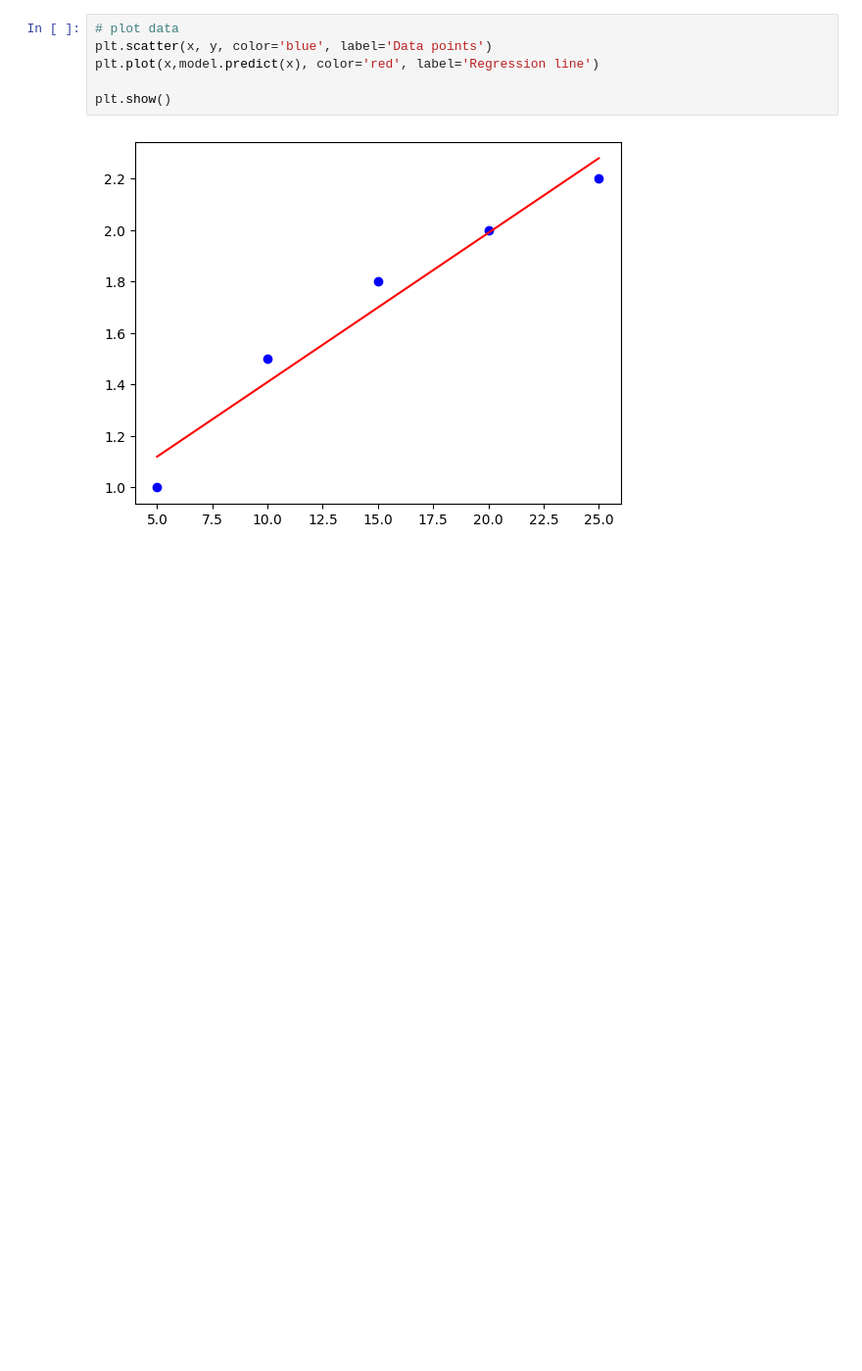
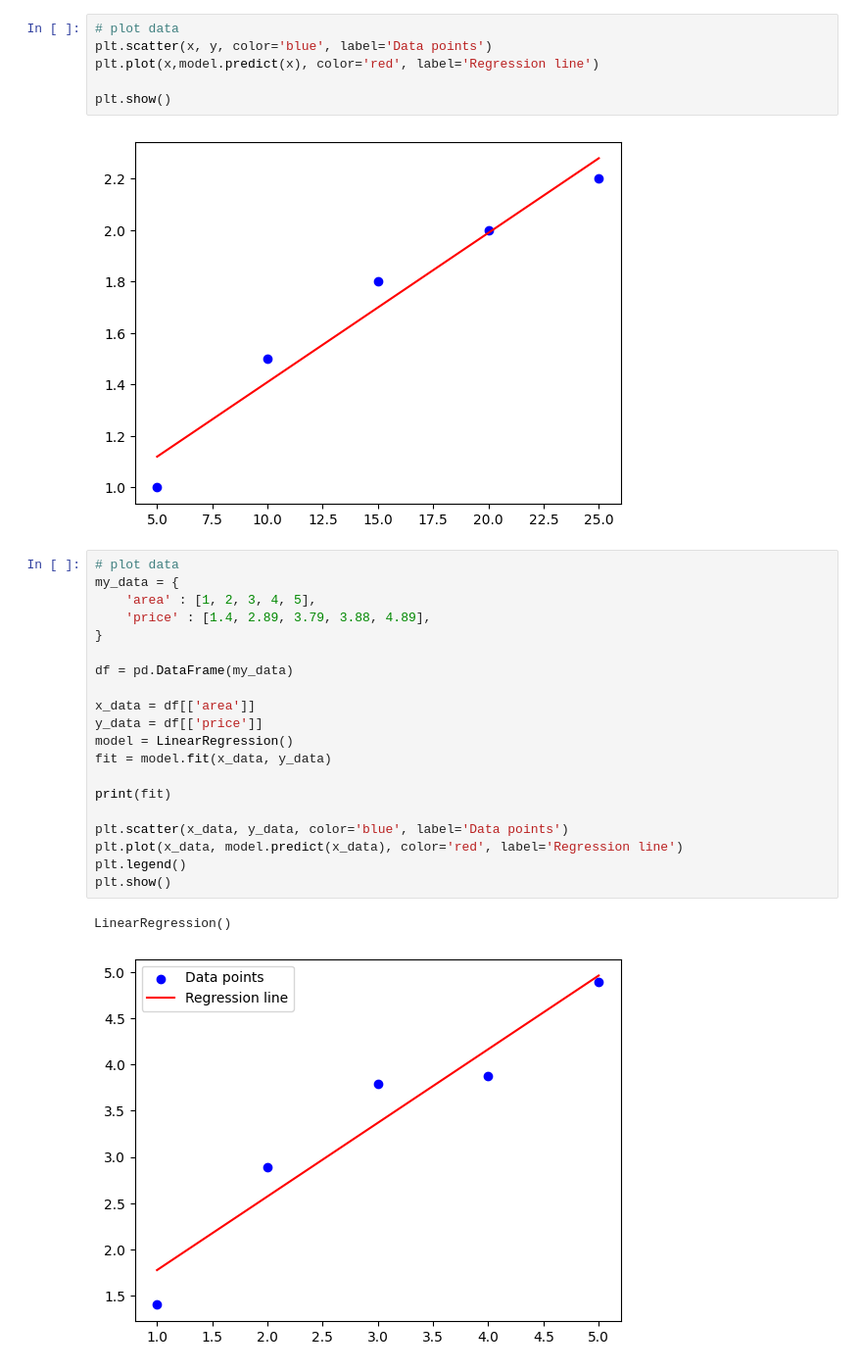
Before and after one commit to beva3/bca-div-c-AI, a Jupyter notebook: regression.ipynb, the cells around one changed output. Shown at 98% size. Cells and saved outputs as stored; diff of their text form; blank space fills up the shorter version.

Commit message:
understand the regression linear

```diff
--- a/regression.ipynb
+++ b/regression.ipynb
@@ -43,3 +43,26 @@ plt.plot(x,model.predict(x), color='red', label='Regression line')
 plt.show()
 # %% [output]
 [figure]
+# %%
+# plot data
+my_data = {
+    'area' : [1, 2, 3, 4, 5],
+    'price' : [1.4, 2.89, 3.79, 3.88, 4.89],
+}
+
+df = pd.DataFrame(my_data)
+
+x_data = df[['area']]
+y_data = df[['price']]
+model = LinearRegression()
+fit = model.fit(x_data, y_data)
+
+print(fit)
+
+plt.scatter(x_data, y_data, color='blue', label='Data points')
+plt.plot(x_data, model.predict(x_data), color='red', label='Regression line')
+plt.legend()
+plt.show()
+# %% [output]
+LinearRegression()
+[figure, added]
```
